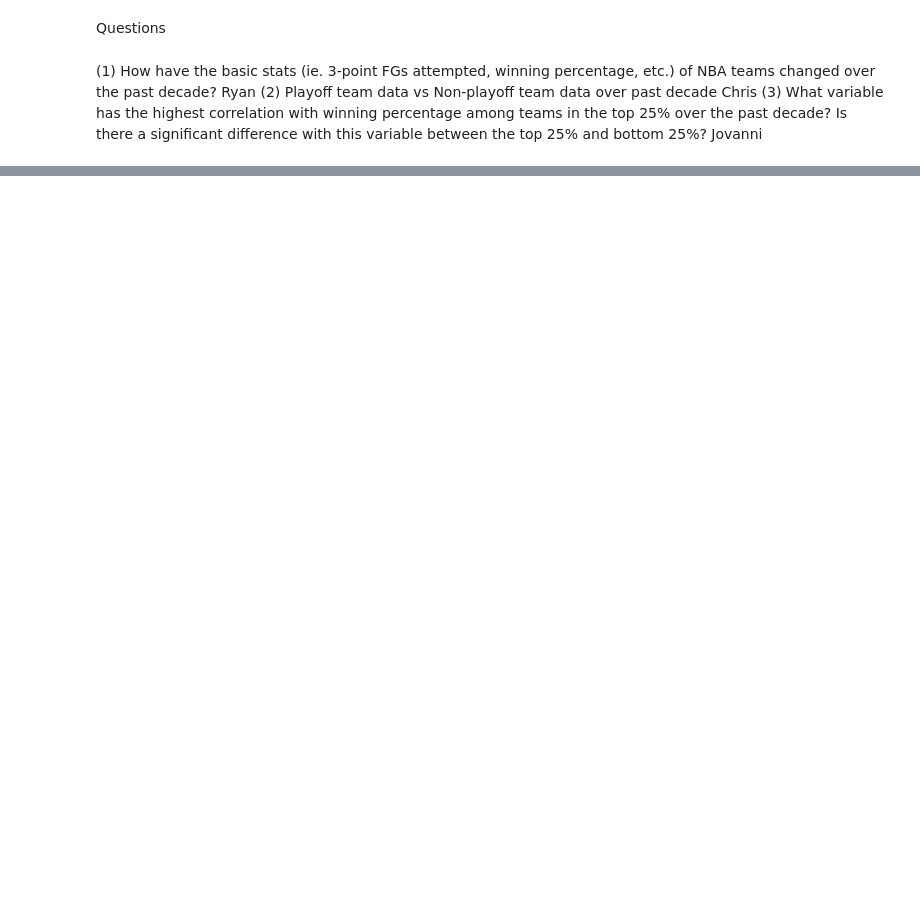
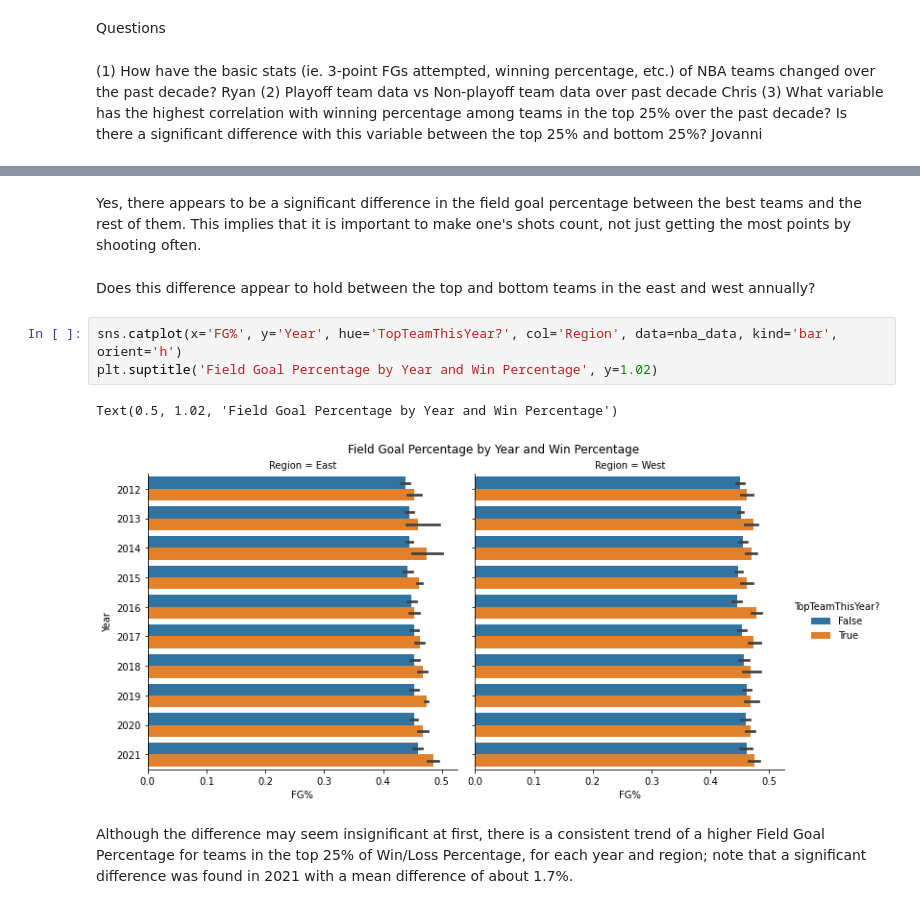
Before and after one commit to cs2027/stat-303-1-project, a Jupyter notebook: final-project.ipynb, the cells around one changed output, grey strips where cells are left out. Cells and saved outputs as stored; diff of their text form; blank space fills up the shorter version.

```diff
--- a/final-project.ipynb
+++ b/final-project.ipynb
@@ -89,0 +163,12 @@ Jovanni
+# %% [markdown]
+Yes, there appears to be a significant difference in the field goal percentage between the best teams and the rest of them. This implies that it is important to make one's shots count, not just getting the most points by shooting often.
+# %% [markdown]
+Does this difference appear to hold between the top and bottom teams in the east and west annually?
+# %%
+sns.catplot(x='FG%', y='Year', hue='TopTeamThisYear?', col='Region', data=nba_data, kind='bar', orient='h')
+plt.suptitle('Field Goal Percentage by Year and Win Percentage', y=1.02)
+# %% [output]
+Text(0.5, 1.02, 'Field Goal Percentage by Year and Win Percentage')
+[figure, added]
+# %% [markdown]
+Although the difference may seem insignificant at first, there is a consistent trend of a higher Field Goal Percentage for teams in the top 25% of Win/Loss Percentage, for each year and region; note that a significant difference was found in 2021 with a mean difference of about 1.7%.
```
Also changed, not shown: parts of 18 cells of this notebook.
